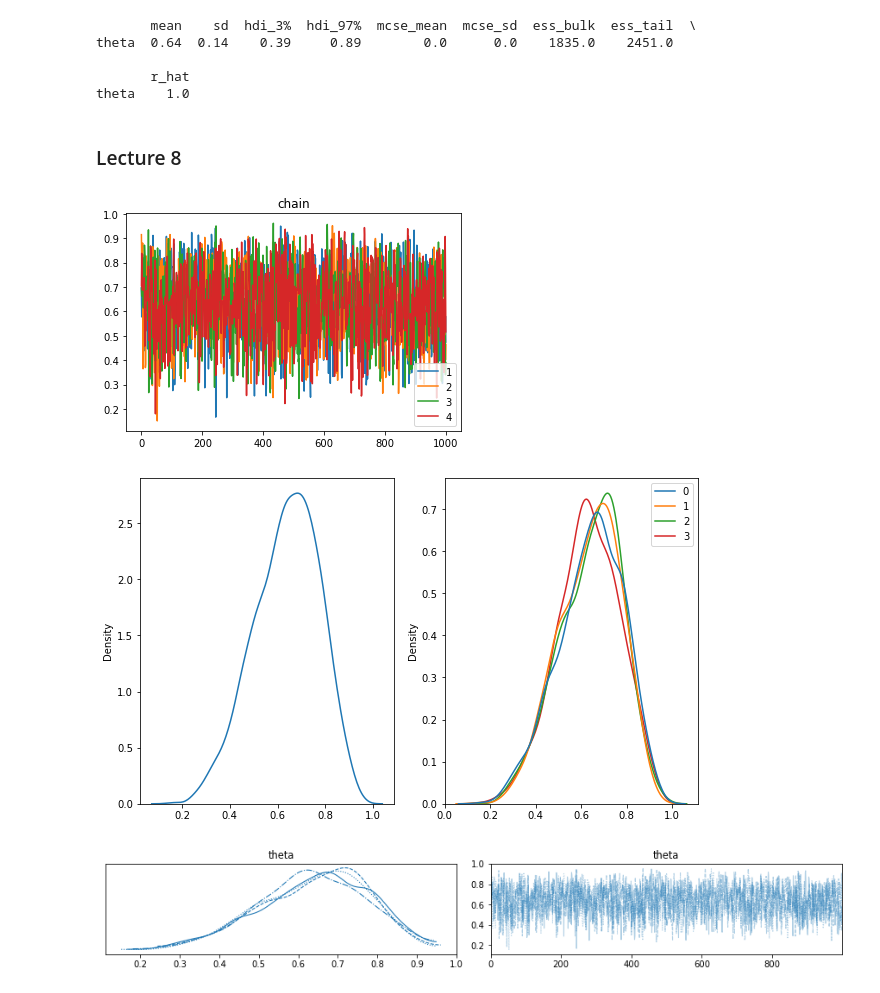
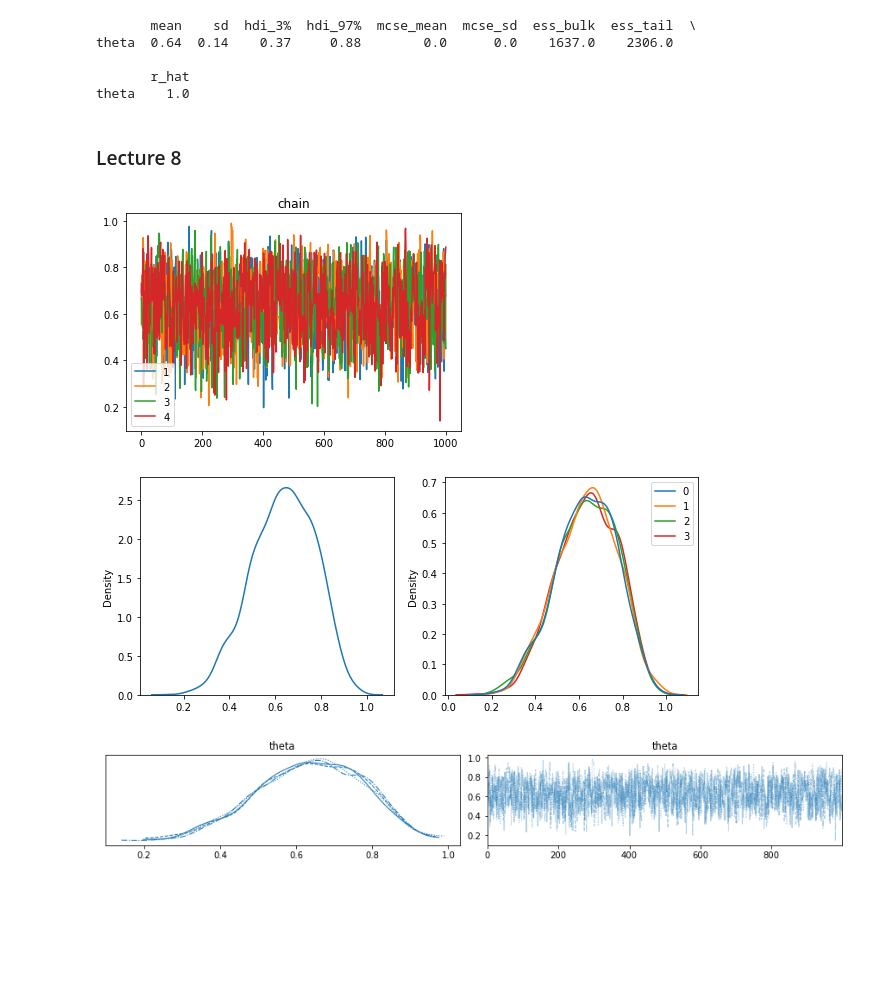
Before and after one commit to K-Paks/BayesCog_Wien_py, a Jupyter notebook: lec07+08.ipynb, the cells around one changed output. Saved outputs shown, nothing was run; the diff lists cells and outputs as text; code cells hidden in the pictures; blank space fills up the shorter version.

Commit message:
08-binomial-model-fix2

```diff
--- a/lec07+08.ipynb
+++ b/lec07+08.ipynb
@@ -43,14 +24,0 @@ Sampling 4 chains for 1_000 tune and 1_000 draw iterations (4_000 + 4_000 draws
-# %%
-with pm.Model() as model:
-    theta = pm.Uniform('theta', 0, 1)
-
-    W = pm.Bernoulli('W', theta, shape=N, testval=np.random.binomial(1, 0.5, N))
-
-    det = pm.Deterministic('det', tt.sum(W) / float(N))
-
-    globe = pm.Binomial('globe', N, det, observed=w)
-
-    step = pm.Metropolis(vars=[theta])
-    trace = pm.sample(nIter, tune=nWarmup, step=step,
-                      return_inferencedata=True, cores=4,
-                      random_seed=1450154626)
@@ -64,7 +40,7 @@ with model:
     print(pm.summary(trace).round(2))
 # %% [output]
        mean    sd  hdi_3%  hdi_97%  mcse_mean  mcse_sd  ess_bulk  ess_tail  \
-theta  0.64  0.14    0.39     0.89        0.0      0.0    1835.0    2451.0
+theta  0.64  0.14    0.37     0.88        0.0      0.0    1637.0    2306.0
 
        r_hat
 theta    1.0
@@ -83,20 +59,20 @@ ax.legend([1, 2, 3, 4])
 ax.set_title('chain')
 plt.show()
 # %% [output]
-[figure, old version]
+[figure, new version]
 # %%
 # diagnostics - density
-fig, axes = plt.subplots(1, 2, figsize=(10, 6))
+fig, axes = plt.subplots(1, 2, figsize=(10, 4))
 
 sns.kdeplot(data=btrace4plot.reshape(-1), ax=axes[0])
 sns.kdeplot(data=btrace4plot, ax=axes[1])
 plt.show()
 # %% [output]
-[figure, old version]
+[figure, new version]
 # %%
 # ...or using `arviz.plot_trace`
 # note: this is without the warmup
 arviz.plot_trace(trace['posterior'])
 plt.show()
 # %% [output]
-[figure, old version]
+[figure, new version]
```
Also changed, not shown: parts of 5 cells of this notebook.
